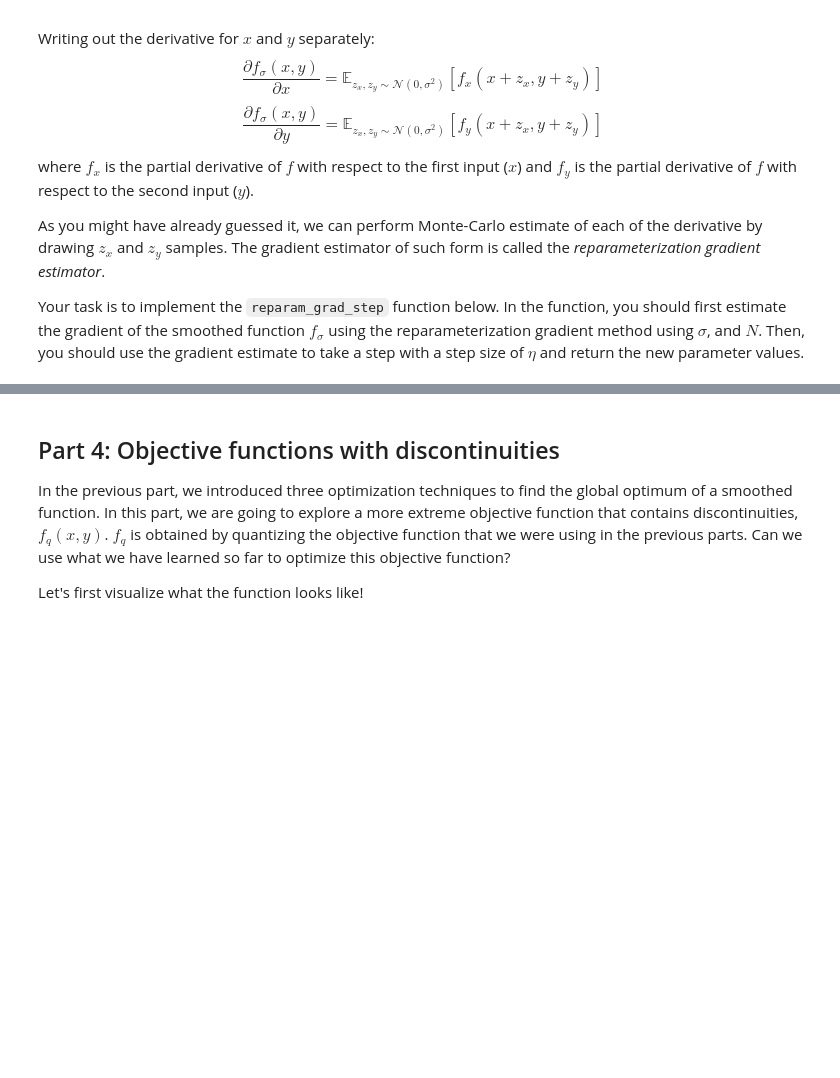
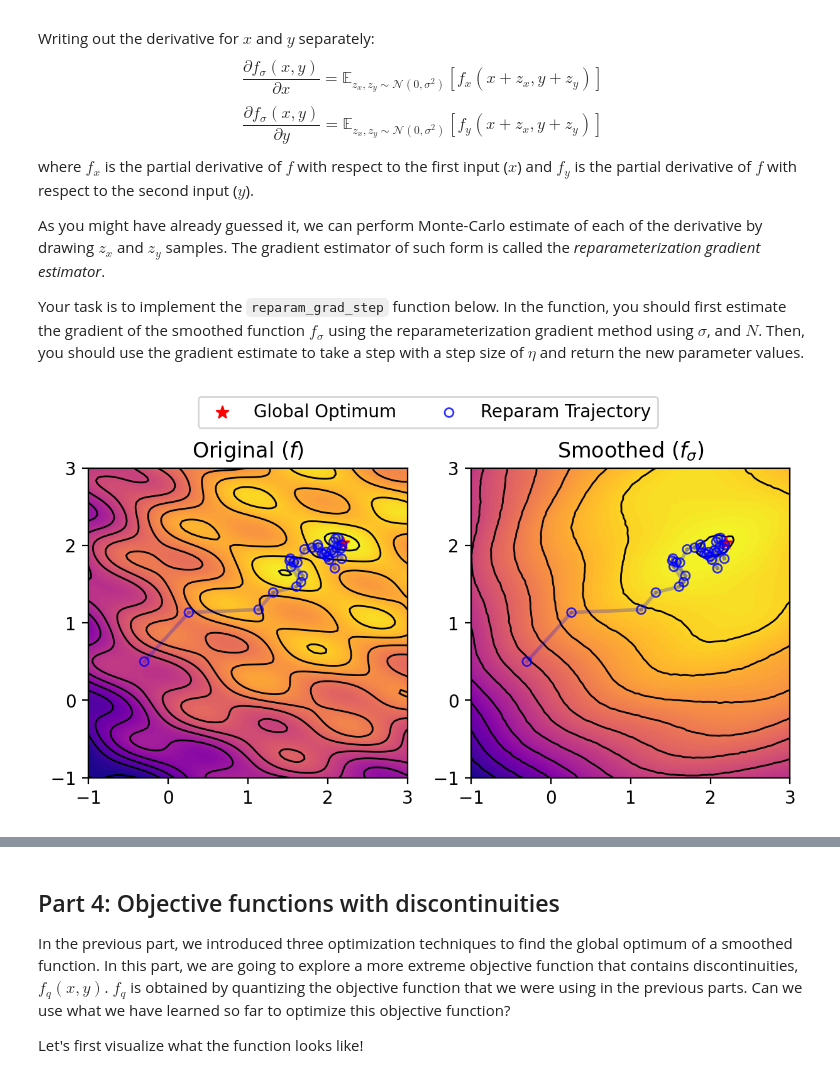
Before and after one commit to TonyHGF/cs182sp25_public, a Jupyter notebook: hw05/code/opt.ipynb, the cells around one changed output, grey strips where cells are left out. Cells and saved outputs as stored; diff of their text form; code cells hidden in the pictures; blank space fills up the shorter version.

```diff
--- a/hw05/code/opt.ipynb
+++ b/hw05/code/opt.ipynb
@@ -583,35 +641,44 @@ def reparam_grad_step(x, y, N, eta, sigma):
   # TODO: Implement the reparameterization gradient estimator of the smoothed #
   #   function f.                                                             #
   #############################################################################
+
+  grad_x = np.mean(grad_f(tx, ty))
+  grad_y = np.mean(grad_f(tx, ty))
+
+  new_x = x + eta * grad_x
+  new_y = y + eta * grad_y
+
   #############################################################################
   #                             END OF YOUR CODE                              #
   #############################################################################
   return new_x, new_y
 
 
 num_its = 30      # number of gradient steps
 eta = 0.1         # learning rate
 N = 20            # number of samples for MC estimation
 sigma = 0.3       # the magnitude of the Gaussian noise
 x, y = -0.3, 0.5  # initial parameter values
 
 # history of parameter values
 xs = [x]
 ys = [y]
 
 for i in range(num_its):
     x, y = pg_grad_step(x, y, N, eta, sigma)
     xs.append(x)
     ys.append(y)
 
 fig, (ax1, ax2) = plt.subplots(1, 2, figsize=(7.2, 3.2), dpi=200)
 visualizer.draw(ax1, {f"Reparam Trajectory": {"color": "blue", "x": xs, "y": ys}}, legend=False)
 visualizer.draw(ax2, {f"Reparam Trajectory": {"color": "blue", "x": xs, "y": ys}}, new_zs=zs_dict[sigma], legend=False)
 
 ax1.set_title("Original ($f$)")
 ax2.set_title("Smoothed ($f_\sigma$)")
 handles, labels = ax2.get_legend_handles_labels()
 fig.legend(handles, labels, loc='upper center', ncol=2, bbox_to_anchor=(0.5, 1.08))
 pass
+# %% [output]
+[figure, added]
 # %%
 get_interactive(reparam_grad_step, "Reparam Trajectory", has_delta=False)
```
Also changed, not shown: parts of 26 cells of this notebook, 2 other files.
